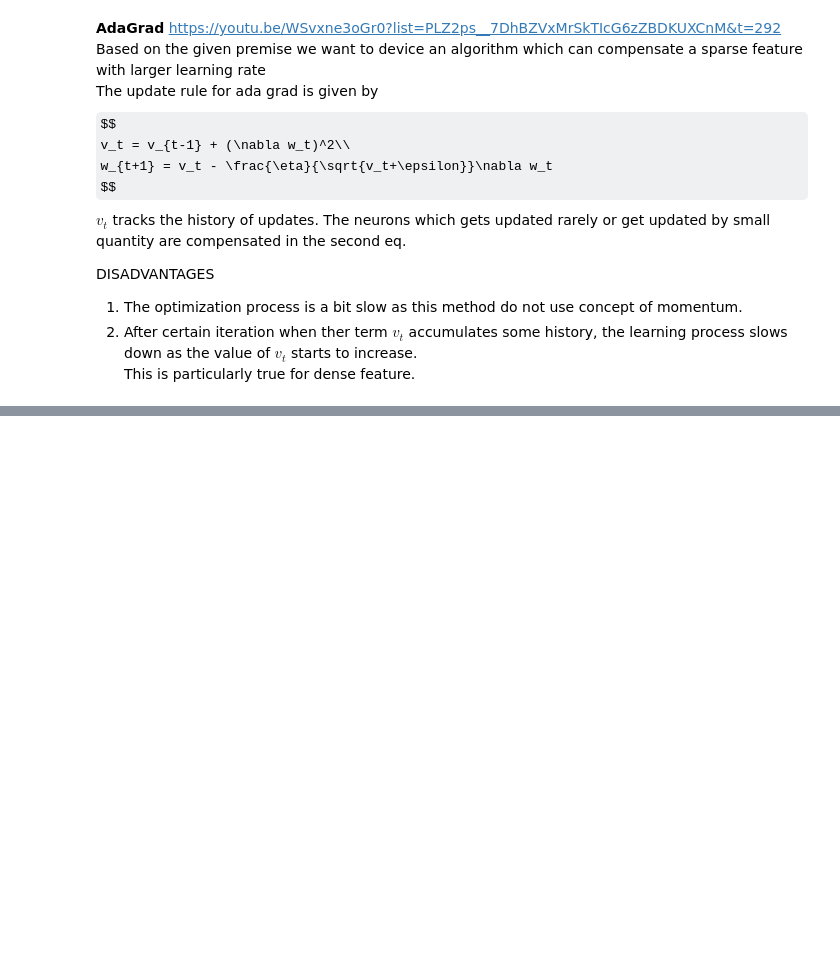
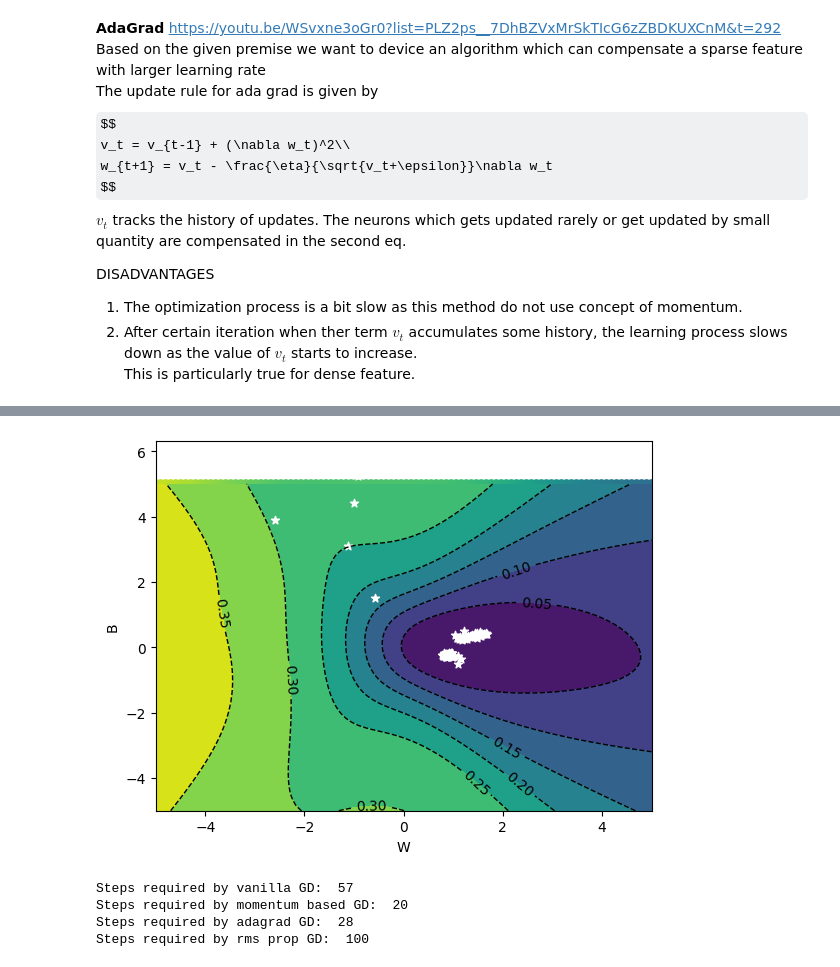
Before and after one commit to kishan-chakraborty/Scratch, a Jupyter notebook: MultiLayerPerceptron/GradientDescentAlgorithms/adaptive_gradient_descent.ipynb, the cells around one changed output, grey strips where cells are left out. Cells and saved outputs as stored; diff of their text form; code cells hidden in the pictures; some formulas as TeX source; blank space fills up the shorter version.

```diff
--- a/MultiLayerPerceptron/GradientDescentAlgorithms/adaptive_gradient_descent.ipynb
+++ b/MultiLayerPerceptron/GradientDescentAlgorithms/adaptive_gradient_descent.ipynb
@@ -41,0 +301,15 @@ $$
+# %%
+rms_prop(model_rms, -4.5, 2, X, y, lr=0.6)
+visualize_optimization(model_rms)
+# %% [output]
+[figure, added]
+# %%
+print('Steps required by vanilla GD: ', len(model_sgd.losses))
+print('Steps required by momentum based GD: ', len(model_momentum.losses))
+print('Steps required by adagrad GD: ', len(model_adagrad.losses))  # Slower compared to momentum based optimizers as there is no momentum term.
+print('Steps required by rms prop GD: ', len(model_rms.losses))     # Has a tendency to oscillate once it reaches neighbourhood of minima.
+# %% [output]
+Steps required by vanilla GD:  57
+Steps required by momentum based GD:  20
+Steps required by adagrad GD:  28
+Steps required by rms prop GD:  100
```
Also changed, not shown: parts of 20 cells of this notebook, 1 other file.
